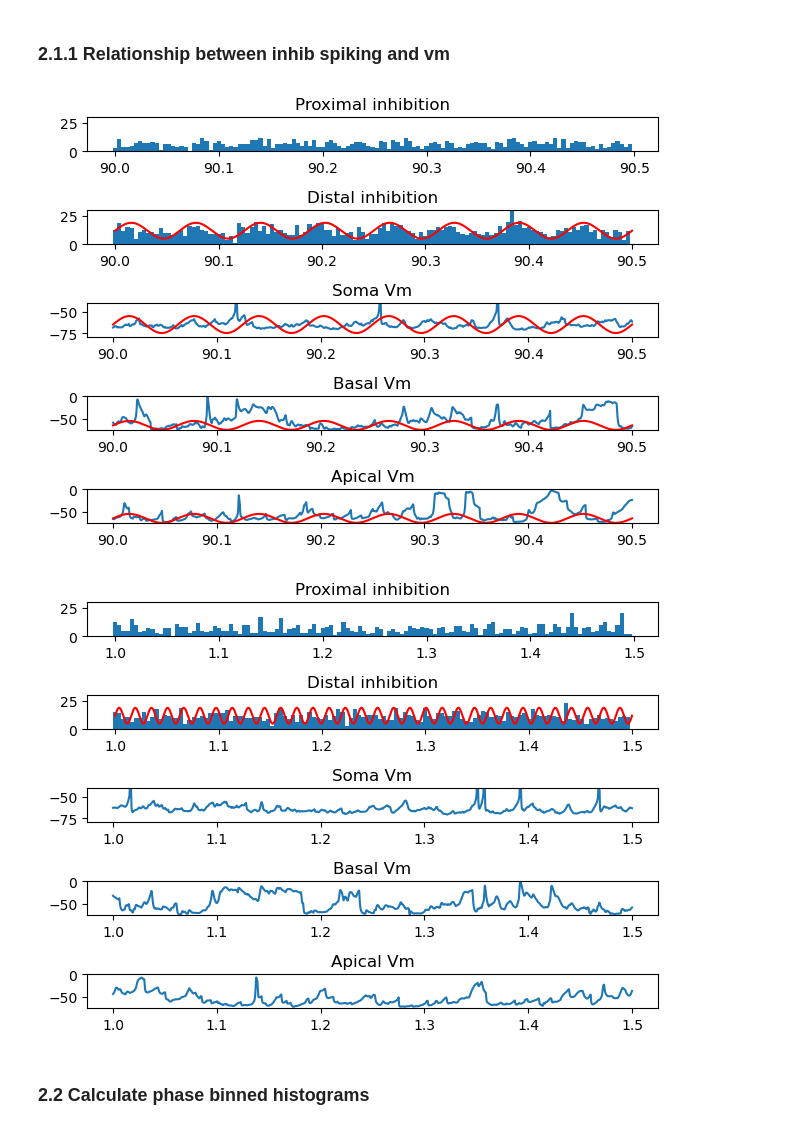
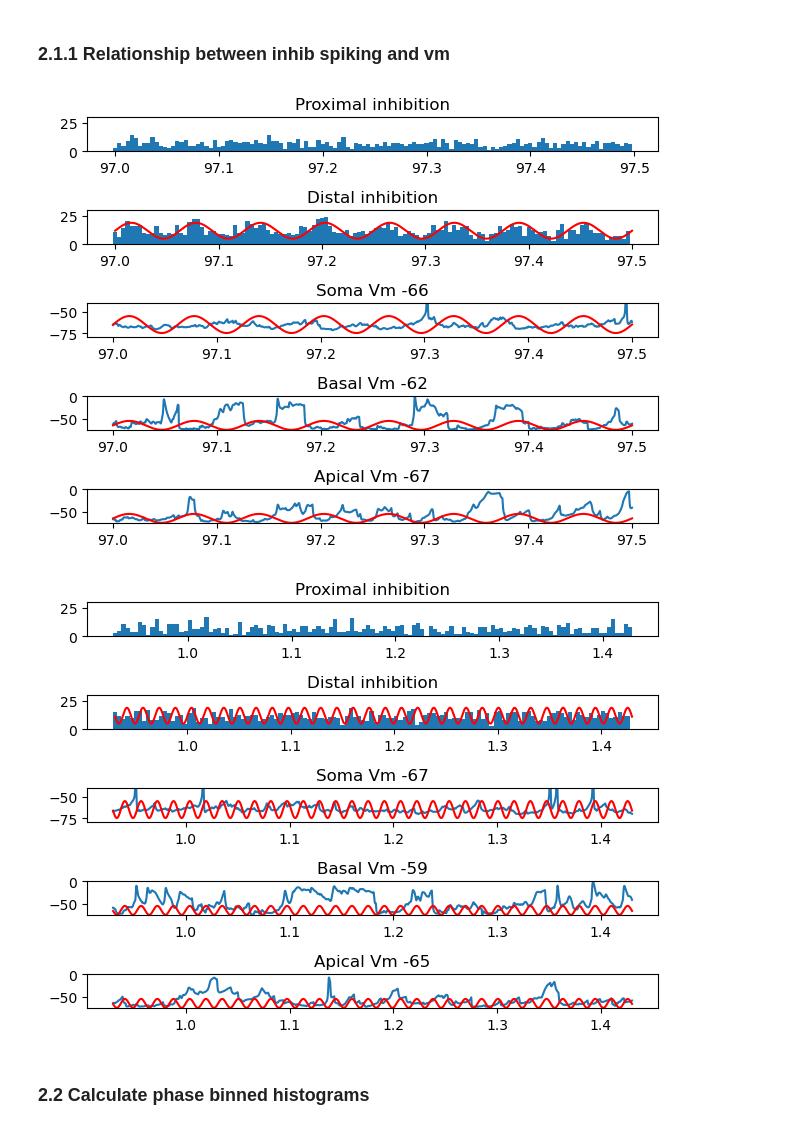
Before and after one commit to dbheadley/InhibOnDendComp, a Jupyter notebook: scripts/DendSpike_RhythmicInh_PoissonExc.ipynb, the cells around one changed output. Cells and saved outputs as stored; diff of their text form; code cells hidden in the pictures.

Commit message:
analyzed reversed beta/gamma

```diff
--- a/scripts/DendSpike_RhythmicInh_PoissonExc.ipynb
+++ b/scripts/DendSpike_RhythmicInh_PoissonExc.ipynb
@@ -98,8 +98,8 @@ plt.show()
 inh_window = np.array([0, 0.5]) # seconds
 bin_len = 0.004 # seconds
 
-inh_16_offset = 90.0 # seconds 74
-inh_64_offset = 1.0 # seconds
+inh_16_offset = 97.0 # seconds 9
+inh_64_offset = 0.93 # seconds
 
 inh_16_edges = inh_16_offset + inh_window
 inh_64_edges = inh_64_offset + inh_window
@@ -140,15 +140,15 @@ def plot_rhythm_trace(sim_dict, window, freq):
     ax[2].plot(vm_t[vm_inds], vm_soma[vm_inds])
     ax[2].plot(vm_t[vm_inds], (np.sin(vm_t[vm_inds]*2*np.pi*freq)*10)-65, color='r')
     ax[2].set_ylim([-80, -40])
-    ax[2].title.set_text('Soma Vm')
+    ax[2].title.set_text('Soma Vm ' + str(round(vm_soma[vm_inds][0])))
     ax[3].plot(vm_t[vm_inds], vm_basal[vm_inds])
     ax[3].plot(vm_t[vm_inds], (np.sin(vm_t[vm_inds]*2*np.pi*freq)*10)-65, color='r')
     ax[3].set_ylim([-76, 0])
-    ax[3].title.set_text('Basal Vm')
+    ax[3].title.set_text('Basal Vm ' + str(round(vm_basal[vm_inds][0])))
     ax[4].plot(vm_t[vm_inds], vm_apic[vm_inds])
     ax[4].plot(vm_t[vm_inds], (np.sin(vm_t[vm_inds]*2*np.pi*freq)*10)-65, color='r')
     ax[4].set_ylim([-76, 0])
-    ax[4].title.set_text('Apical Vm')
+    ax[4].title.set_text('Apical Vm ' + str(round(vm_apic[vm_inds][0])))
     fig.tight_layout()
     plt.show()
     return fig
@@ -156,12 +156,12 @@ def plot_rhythm_trace(sim_dict, window, freq):
 fig_beta = plot_rhythm_trace(sim_16_dict, inh_16_edges, 16)
 fig_beta.savefig('../figures/BetaRhymInhibExample.pdf')
 # %% [output]
-[figure, old version]
+[figure, new version]
 # %%
-plot_rhythm_trace(sim_64_dict, inh_64_edges, 64)
-fig_beta.savefig('../figures/GammaRhymInhibExample.pdf')
+fig_gamma = plot_rhythm_trace(sim_64_dict, inh_64_edges, 64)
+fig_gamma.savefig('../figures/GammaRhymInhibExample.pdf')
 # %% [output]
-[figure, old version]
+[figure, new version]
 # %% [markdown]
 ### 2.2 Calculate phase binned histograms
 # %%
```
Also changed, not shown: 22 other files.
